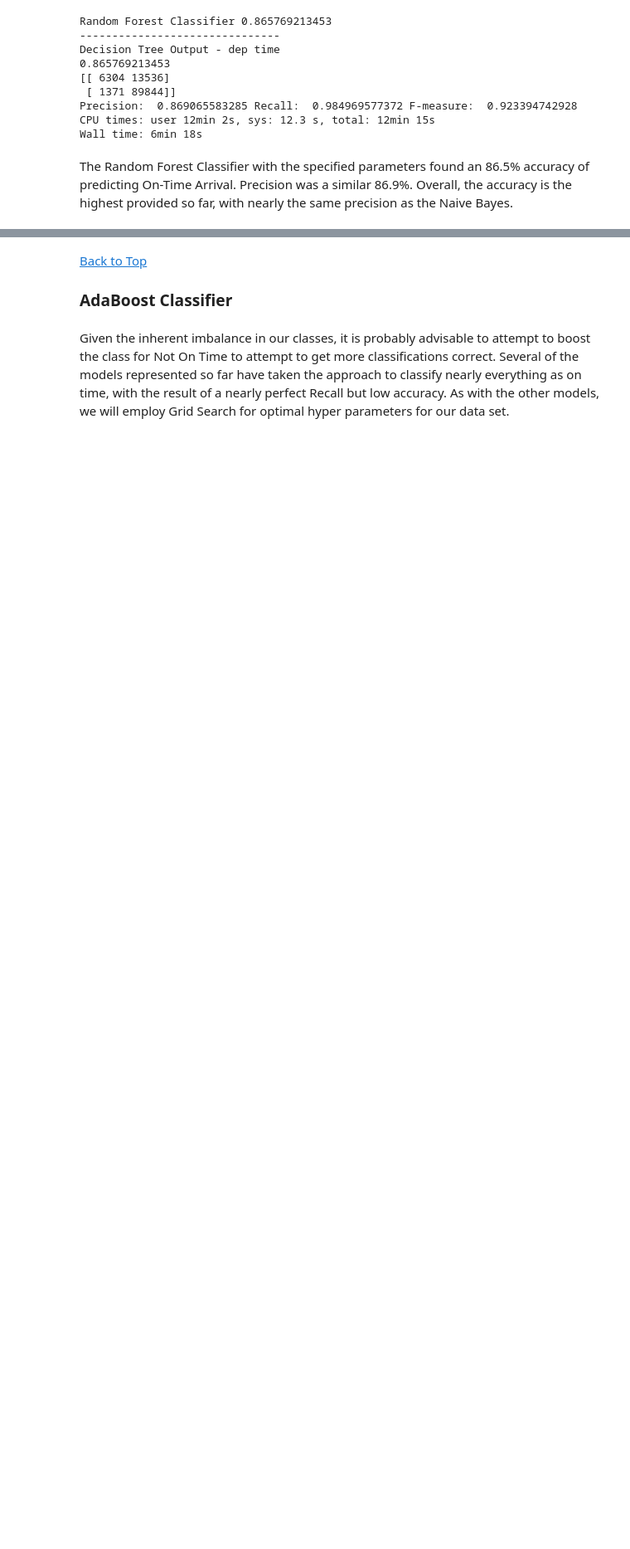
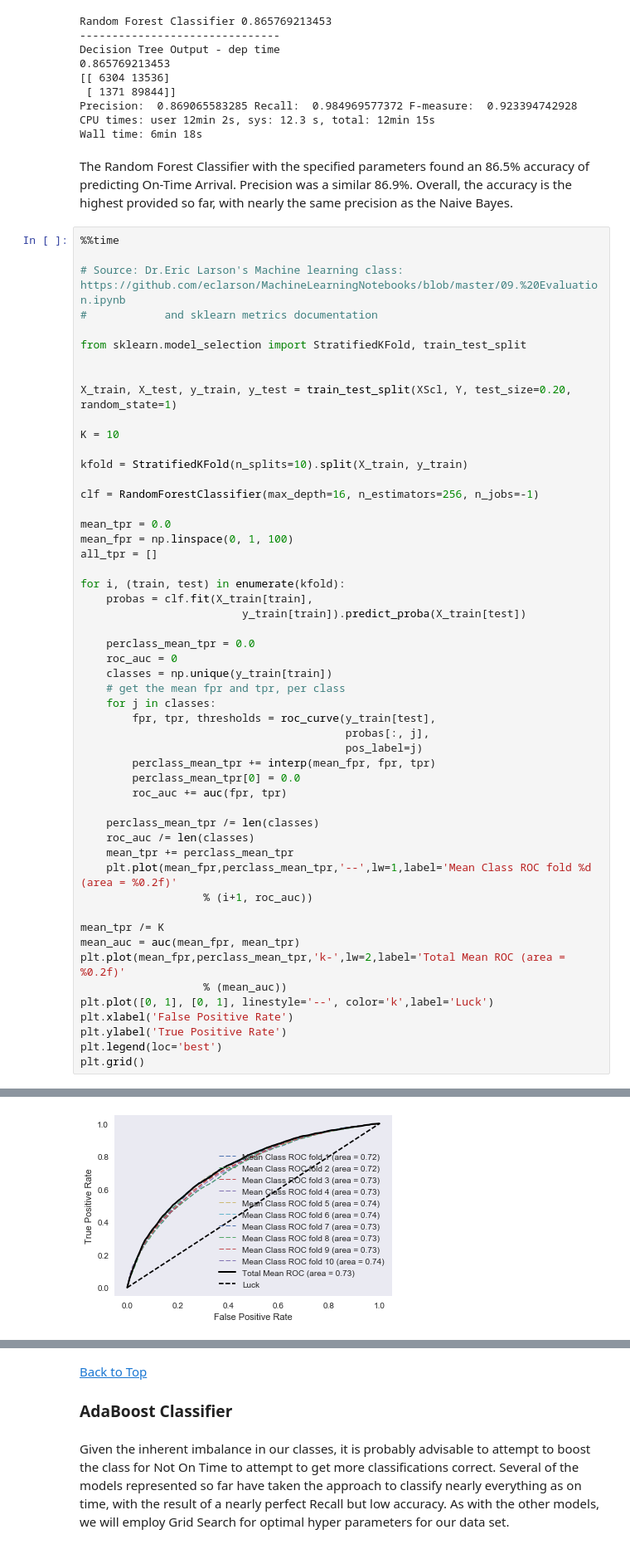
Before and after one commit to dpmurraygt/OnTime, a Jupyter notebook: On Time Performance.ipynb, the cells around one changed output, grey strips where cells are left out. Shown at 83% size. Cells and saved outputs as stored; diff of their text form; blank space fills up the shorter version.

```diff
--- a/On Time Performance.ipynb
+++ b/On Time Performance.ipynb
@@ -1646,3 +1623,56 @@ CPU times: user 12min 2s, sys: 12.3 s, total: 12min 15s
 Wall time: 6min 18s
 # %% [markdown]
 The Random Forest Classifier with the specified parameters found an 86.5% accuracy of predicting On-Time Arrival.  Precision was a similar 86.9%.  Overall, the accuracy is the highest provided so far, with nearly the same precision as the Naive Bayes.
+# %%
+%%time
+
+# Source: Dr.Eric Larson's Machine learning class: https://github.com/eclarson/MachineLearningNotebooks/blob/master/09.%20Evaluation.ipynb
+#            and sklearn metrics documentation
+
+from sklearn.model_selection import StratifiedKFold, train_test_split
+
+
+X_train, X_test, y_train, y_test = train_test_split(XScl, Y, test_size=0.20, random_state=1)
+
+K = 10
+
+kfold = StratifiedKFold(n_splits=10).split(X_train, y_train)
+
+clf = RandomForestClassifier(max_depth=16, n_estimators=256, n_jobs=-1)
+
+mean_tpr = 0.0
+mean_fpr = np.linspace(0, 1, 100)
+all_tpr = []
+
+for i, (train, test) in enumerate(kfold):
+    probas = clf.fit(X_train[train],
+                         y_train[train]).predict_proba(X_train[test])
+
+    perclass_mean_tpr = 0.0
+    roc_auc = 0
+    classes = np.unique(y_train[train])
+    # get the mean fpr and tpr, per class
+    for j in classes:
+        fpr, tpr, thresholds = roc_curve(y_train[test],
+                                         probas[:, j],
+                                         pos_label=j)
+        perclass_mean_tpr += interp(mean_fpr, fpr, tpr)
+        perclass_mean_tpr[0] = 0.0
+        roc_auc += auc(fpr, tpr)
+
+    perclass_mean_tpr /= len(classes)
+    roc_auc /= len(classes)
+    mean_tpr += perclass_mean_tpr
+    plt.plot(mean_fpr,perclass_mean_tpr,'--',lw=1,label='Mean Class ROC fold %d (area = %0.2f)'
+                   % (i+1, roc_auc))
+
+mean_tpr /= K
+mean_auc = auc(mean_fpr, mean_tpr)
+plt.plot(mean_fpr,perclass_mean_tpr,'k-',lw=2,label='Total Mean ROC (area = %0.2f)'
+                   % (mean_auc))
+plt.plot([0, 1], [0, 1], linestyle='--', color='k',label='Luck')
+plt.xlabel('False Positive Rate')
+plt.ylabel('True Positive Rate')
+plt.legend(loc='best')
+plt.grid()
+# %% [output]
@@ -1648,0 +1681 @@ The Random Forest Classifier with the specified parameters found an 86.5% accura
+[figure, added]
```
Also changed, not shown: parts of 18 cells of this notebook.
